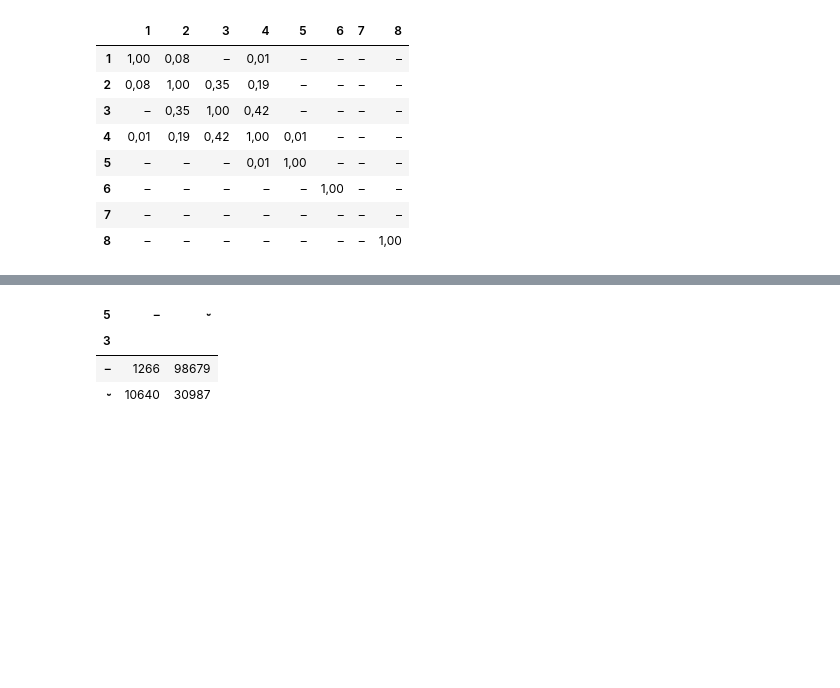
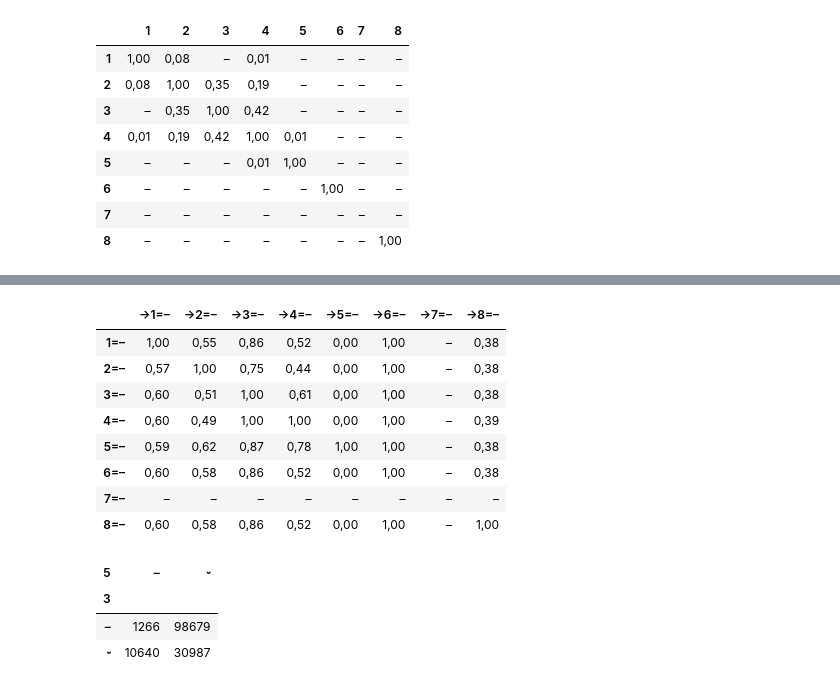
Before and after one commit to kmein/shloka, a Jupyter notebook: statistics.ipynb, the cells around one changed output, grey strips where cells are left out. Cells and saved outputs as stored; diff of their text form; code cells hidden in the pictures; blank space fills up the shorter version.

```diff
--- a/statistics.ipynb
+++ b/statistics.ipynb
@@ -786,3 +865,15 @@ conditioned_syllable_guru.style.background_gradient(axis=None, cmap=cm)
+# %%
+conditioned_syllable_guru_bd.style.background_gradient(axis=None, cmap=cm)
+# %% [output]
+|  | →1=– | →2=– | →3=– | →4=– | →5=– | →6=– | →7=– | →8=– |
+| 1=– | 1,00 | 0,55 | 0,86 | 0,52 | 0,00 | 1,00 | – | 0,38 |
+| 2=– | 0,57 | 1,00 | 0,75 | 0,44 | 0,00 | 1,00 | – | 0,38 |
+| 3=– | 0,60 | 0,51 | 1,00 | 0,61 | 0,00 | 1,00 | – | 0,38 |
+| 4=– | 0,60 | 0,49 | 1,00 | 1,00 | 0,00 | 1,00 | – | 0,39 |
+| 5=– | 0,59 | 0,62 | 0,87 | 0,78 | 1,00 | 1,00 | – | 0,38 |
+| 6=– | 0,60 | 0,58 | 0,86 | 0,52 | 0,00 | 1,00 | – | 0,38 |
+| 7=– | – | – | – | – | – | – | – | – |
+| 8=– | 0,60 | 0,58 | 0,86 | 0,52 | 0,00 | 1,00 | – | 1,00 |
 # %%
 def cross_examine(position1, position2):
     return pd.crosstab(
```
Also changed, not shown: parts of 14 cells of this notebook.
